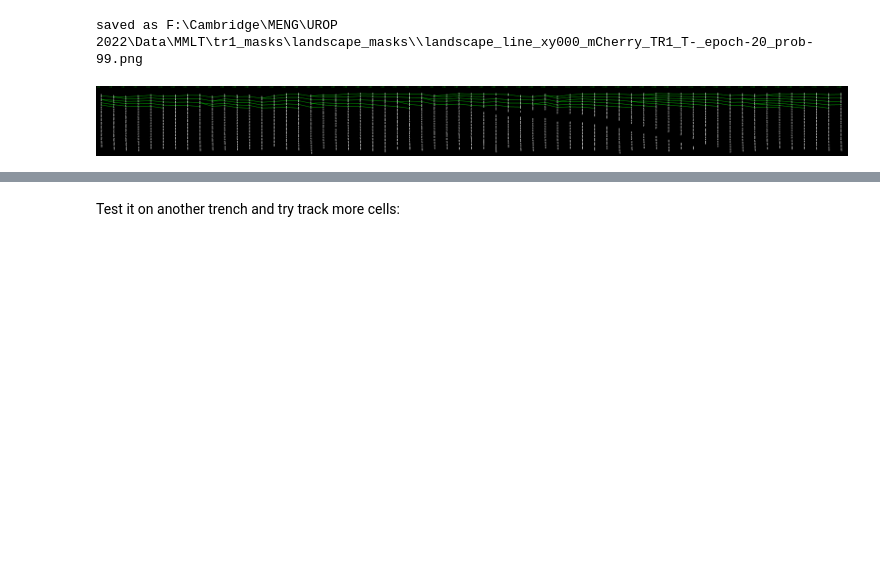
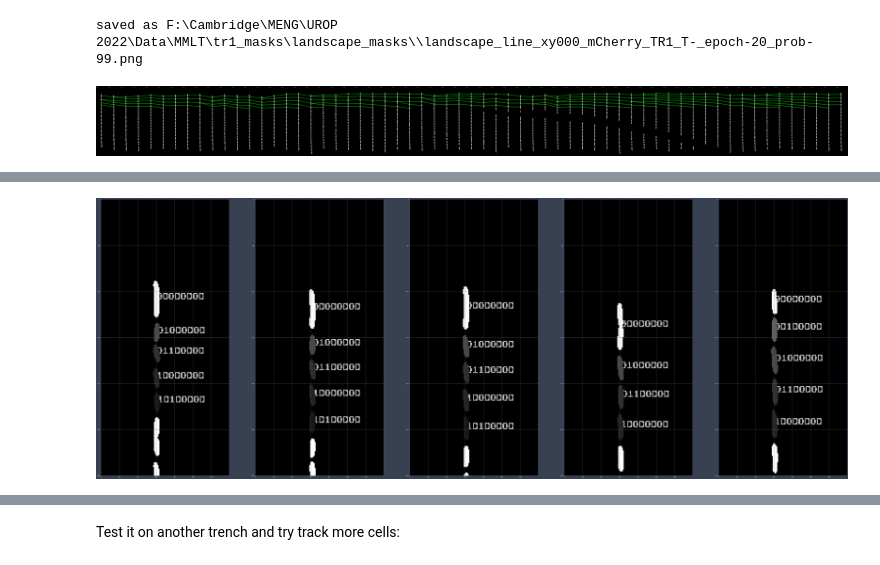
Before and after one commit to erezli/MMLineageTracking, a Jupyter notebook: MM_Cell_Lineage_Tracking.ipynb, the cells around one changed output, grey strips where cells are left out. Drawn from its saved outputs; the diff is of its cells as text; code cells hidden in the pictures; blank space fills up the shorter version.

```diff
--- a/MM_Cell_Lineage_Tracking.ipynb
+++ b/MM_Cell_Lineage_Tracking.ipynb
@@ -306 +314,7 @@ for i in range(frames):
+# %%
+vis.get_labelled_image("F:\\Cambridge\\MENG\\UROP 2022\\Data\\MMLT\\tr1_masks\\barcoded_masks\\",
+                       frames=[10, 11, 12, 13, 14], trench=1, pre="barcoded_",
+                       template=template_mask, template_mode="exp")
+# %% [output]
+[figure, added]
 # %%
```
Also changed, not shown: parts of 15 cells of this notebook, 4 other files.
